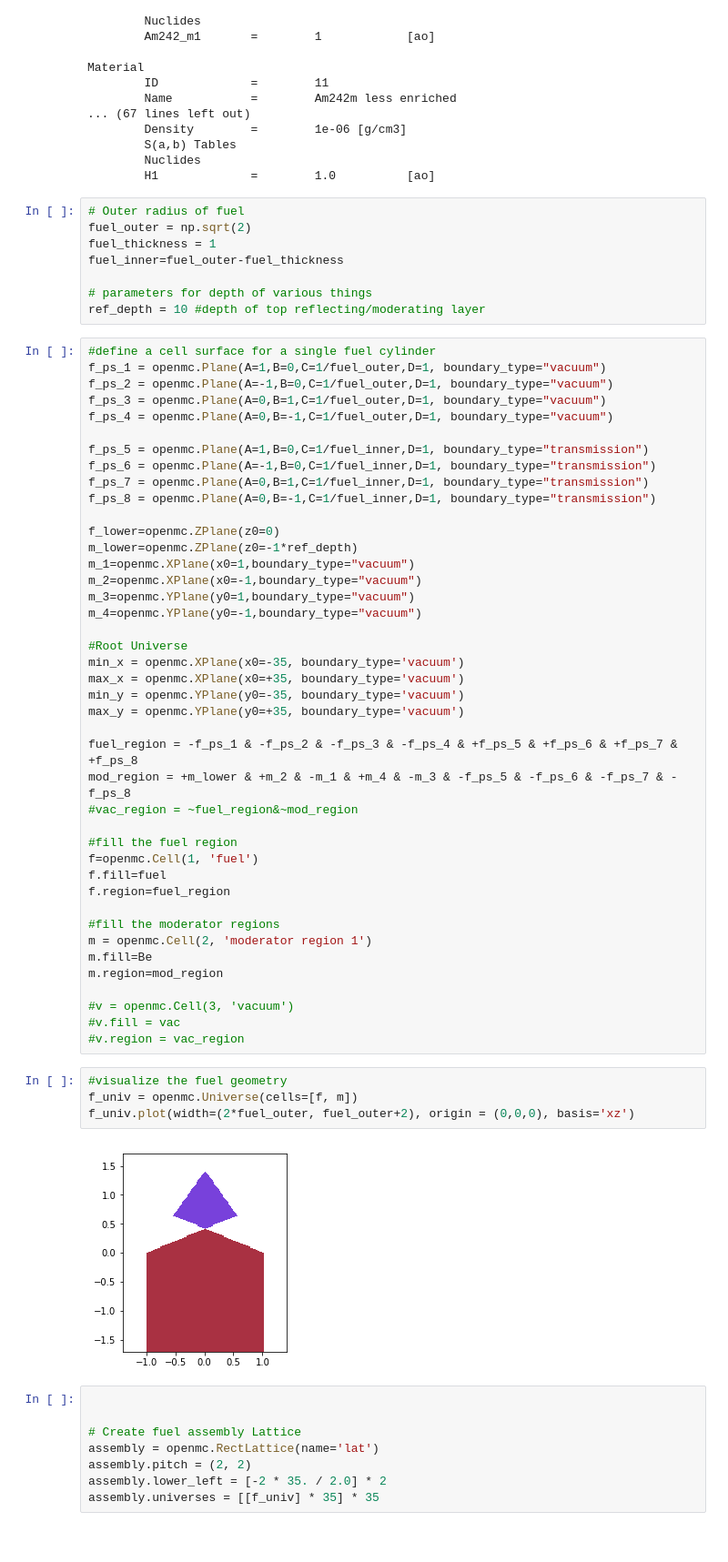
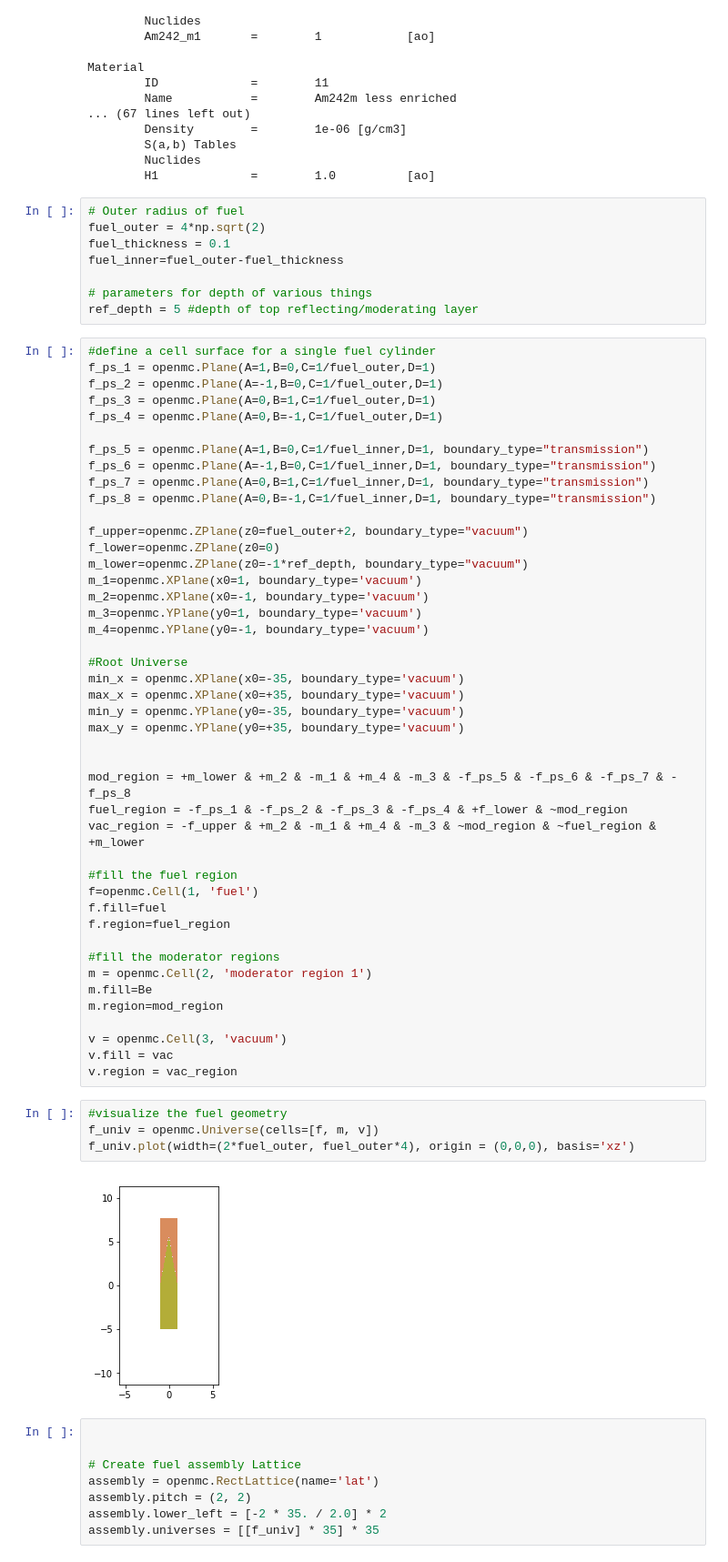
Before and after one commit to JamesEgelhoff/PUFFR, a Jupyter notebook: finite repeating pyramid.ipynb, the cells around one changed output. Shown at 91% size. Cells and saved outputs as stored; diff of their text form.

```diff
--- a/finite repeating pyramid.ipynb
+++ b/finite repeating pyramid.ipynb
@@ -95,30 +95,31 @@ Material
         H1             =        1.0          [ao]
 # %%
 # Outer radius of fuel
-fuel_outer = np.sqrt(2)
-fuel_thickness = 1
+fuel_outer = 4*np.sqrt(2)
+fuel_thickness = 0.1
 fuel_inner=fuel_outer-fuel_thickness
 
 # parameters for depth of various things
-ref_depth = 10 #depth of top reflecting/moderating layer
+ref_depth = 5 #depth of top reflecting/moderating layer
 # %%
 #define a cell surface for a single fuel cylinder
-f_ps_1 = openmc.Plane(A=1,B=0,C=1/fuel_outer,D=1, boundary_type="vacuum")
-f_ps_2 = openmc.Plane(A=-1,B=0,C=1/fuel_outer,D=1, boundary_type="vacuum")
-f_ps_3 = openmc.Plane(A=0,B=1,C=1/fuel_outer,D=1, boundary_type="vacuum")
-f_ps_4 = openmc.Plane(A=0,B=-1,C=1/fuel_outer,D=1, boundary_type="vacuum")
+f_ps_1 = openmc.Plane(A=1,B=0,C=1/fuel_outer,D=1)
+f_ps_2 = openmc.Plane(A=-1,B=0,C=1/fuel_outer,D=1)
+f_ps_3 = openmc.Plane(A=0,B=1,C=1/fuel_outer,D=1)
+f_ps_4 = openmc.Plane(A=0,B=-1,C=1/fuel_outer,D=1)
 
 f_ps_5 = openmc.Plane(A=1,B=0,C=1/fuel_inner,D=1, boundary_type="transmission")
 f_ps_6 = openmc.Plane(A=-1,B=0,C=1/fuel_inner,D=1, boundary_type="transmission")
 f_ps_7 = openmc.Plane(A=0,B=1,C=1/fuel_inner,D=1, boundary_type="transmission")
 f_ps_8 = openmc.Plane(A=0,B=-1,C=1/fuel_inner,D=1, boundary_type="transmission")
 
+f_upper=openmc.ZPlane(z0=fuel_outer+2, boundary_type="vacuum")
 f_lower=openmc.ZPlane(z0=0)
-m_lower=openmc.ZPlane(z0=-1*ref_depth)
-m_1=openmc.XPlane(x0=1,boundary_type="vacuum")
-m_2=openmc.XPlane(x0=-1,boundary_type="vacuum")
-m_3=openmc.YPlane(y0=1,boundary_type="vacuum")
-m_4=openmc.YPlane(y0=-1,boundary_type="vacuum")
+m_lower=openmc.ZPlane(z0=-1*ref_depth, boundary_type="vacuum")
+m_1=openmc.XPlane(x0=1, boundary_type='vacuum')
+m_2=openmc.XPlane(x0=-1, boundary_type='vacuum')
+m_3=openmc.YPlane(y0=1, boundary_type='vacuum')
+m_4=openmc.YPlane(y0=-1, boundary_type='vacuum')
 
 #Root Universe
 min_x = openmc.XPlane(x0=-35, boundary_type='vacuum')
@@ -126,9 +127,10 @@ max_x = openmc.XPlane(x0=+35, boundary_type='vacuum')
 min_y = openmc.YPlane(y0=-35, boundary_type='vacuum')
 max_y = openmc.YPlane(y0=+35, boundary_type='vacuum')
 
-fuel_region = -f_ps_1 & -f_ps_2 & -f_ps_3 & -f_ps_4 & +f_ps_5 & +f_ps_6 & +f_ps_7 & +f_ps_8
+
 mod_region = +m_lower & +m_2 & -m_1 & +m_4 & -m_3 & -f_ps_5 & -f_ps_6 & -f_ps_7 & -f_ps_8
-#vac_region = ~fuel_region&~mod_region
+fuel_region = -f_ps_1 & -f_ps_2 & -f_ps_3 & -f_ps_4 & +f_lower & ~mod_region
+vac_region = -f_upper & +m_2 & -m_1 & +m_4 & -m_3 & ~mod_region & ~fuel_region & +m_lower
 
 #fill the fuel region
 f=openmc.Cell(1, 'fuel')
@@ -140,15 +142,15 @@ m = openmc.Cell(2, 'moderator region 1')
 m.fill=Be
 m.region=mod_region
 
-#v = openmc.Cell(3, 'vacuum')
-#v.fill = vac
-#v.region = vac_region
+v = openmc.Cell(3, 'vacuum')
+v.fill = vac
+v.region = vac_region
 # %%
 #visualize the fuel geometry
-f_univ = openmc.Universe(cells=[f, m])
-f_univ.plot(width=(2*fuel_outer, fuel_outer+2), origin = (0,0,0), basis='xz')
+f_univ = openmc.Universe(cells=[f, m, v])
+f_univ.plot(width=(2*fuel_outer, fuel_outer*4), origin = (0,0,0), basis='xz')
 # %% [output]
-[figure, old version]
+[figure, new version]
 # %%
 
 
```
Also changed, not shown: parts of 5 cells of this notebook.
